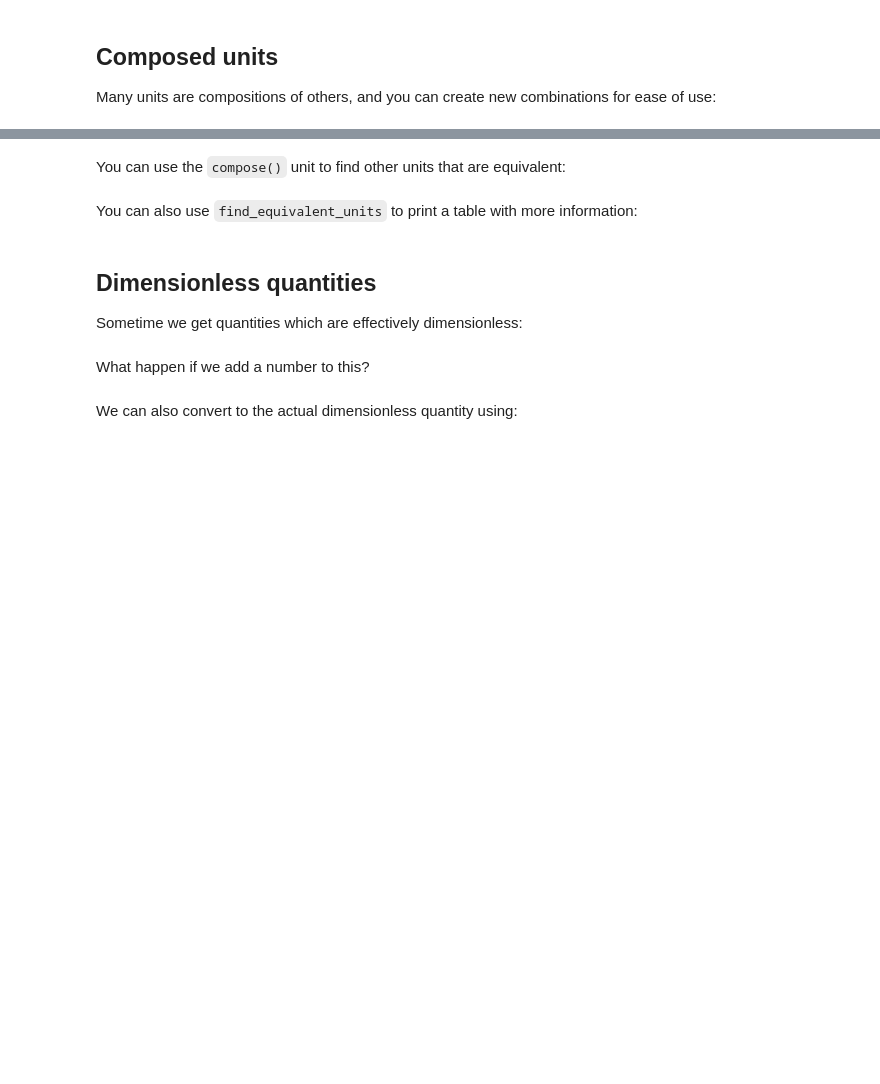
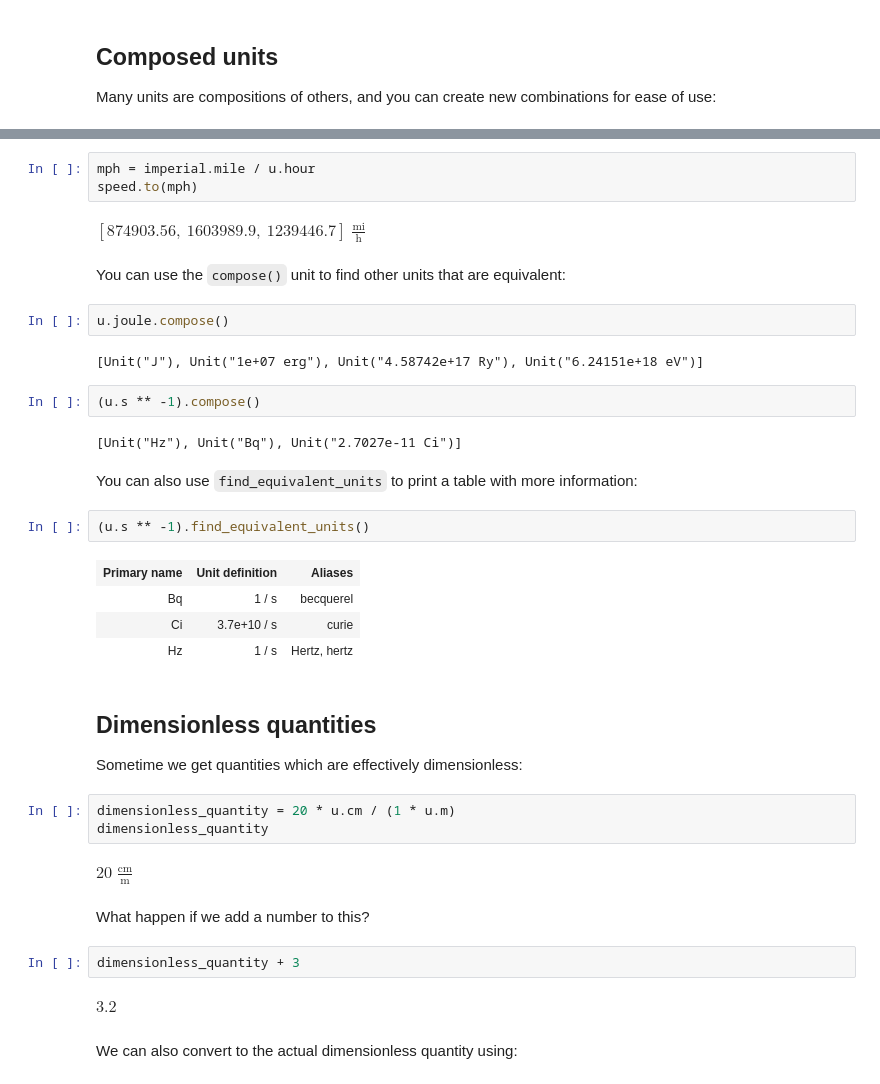
Before and after one commit to bsipocz/ASTR497, a Jupyter notebook: astropy_notebooks/01-units.ipynb, the cells around one changed output, grey strips where cells are left out. Saved outputs shown, nothing was run; the diff lists cells and outputs as text; blank space fills up the shorter version.

```diff
--- a/astropy_notebooks/01-units.ipynb
+++ b/astropy_notebooks/01-units.ipynb
@@ -94,12 +196,41 @@ Many units are compositions of others, and you can create new combinations for e
+# %%
+mph = imperial.mile / u.hour
+speed.to(mph)
+# %% [output]
+$[874903.56,~1603989.9,~1239446.7] \; \mathrm{\frac{mi}{h}}$
 # %% [markdown]
 You can use the ``compose()`` unit to find other units that are equivalent:
+# %%
+u.joule.compose()
+# %% [output]
+[Unit("J"), Unit("1e+07 erg"), Unit("4.58742e+17 Ry"), Unit("6.24151e+18 eV")]
+# %%
+(u.s ** -1).compose()
+# %% [output]
+[Unit("Hz"), Unit("Bq"), Unit("2.7027e-11 Ci")]
 # %% [markdown]
 You can also use ``find_equivalent_units`` to print a table with more information:
+# %%
+(u.s ** -1).find_equivalent_units()
+# %% [output]
+| Primary name | Unit definition | Aliases |
+| Bq | 1 / s | becquerel |
+| Ci | 3.7e+10 / s | curie |
+| Hz | 1 / s | Hertz, hertz |
 # %% [markdown]
 ## Dimensionless quantities
 
 Sometime we get quantities which are effectively dimensionless:
+# %%
+dimensionless_quantity = 20 * u.cm / (1 * u.m)
+dimensionless_quantity
+# %% [output]
+$20 \; \mathrm{\frac{cm}{m}}$
 # %% [markdown]
 What happen if we add a number to this?
+# %%
+dimensionless_quantity + 3
+# %% [output]
+$3.2 \; \mathrm{}$
 # %% [markdown]
 We can also convert to the actual dimensionless quantity using:
```
Also changed, not shown: parts of 50 cells of this notebook, 2 other files.
